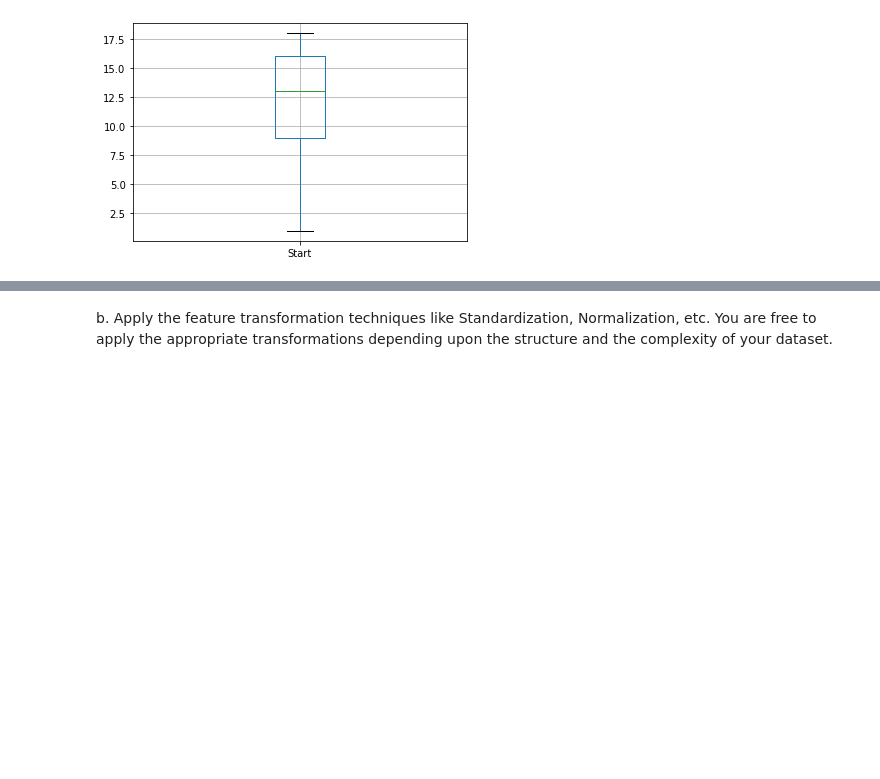
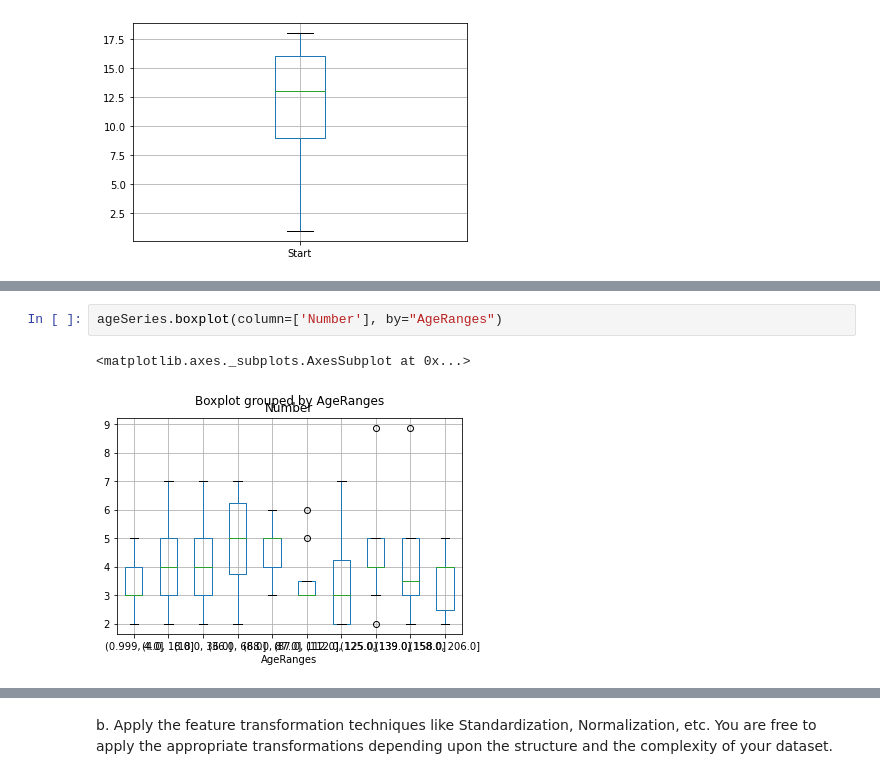
Before and after one commit to arindamdeyofficial/vertebraeSurgeryRiskFactor, a Jupyter notebook: Group307_kyphosis.ipynb, the cells around one changed output, grey strips where cells are left out. Drawn from its saved outputs; the diff is of its cells as text; blank space fills up the shorter version.

```diff
--- a/Group307_kyphosis.ipynb
+++ b/Group307_kyphosis.ipynb
@@ -326,0 +359,5 @@ array([<matplotlib.axes._subplots.AxesSubplot object at 0x...>,
+# %%
+ageSeries.boxplot(column=['Number'], by="AgeRanges")
+# %% [output]
+<matplotlib.axes._subplots.AxesSubplot at 0x...>
+[figure, added]
```
Also changed, not shown: parts of 61 cells of this notebook.
